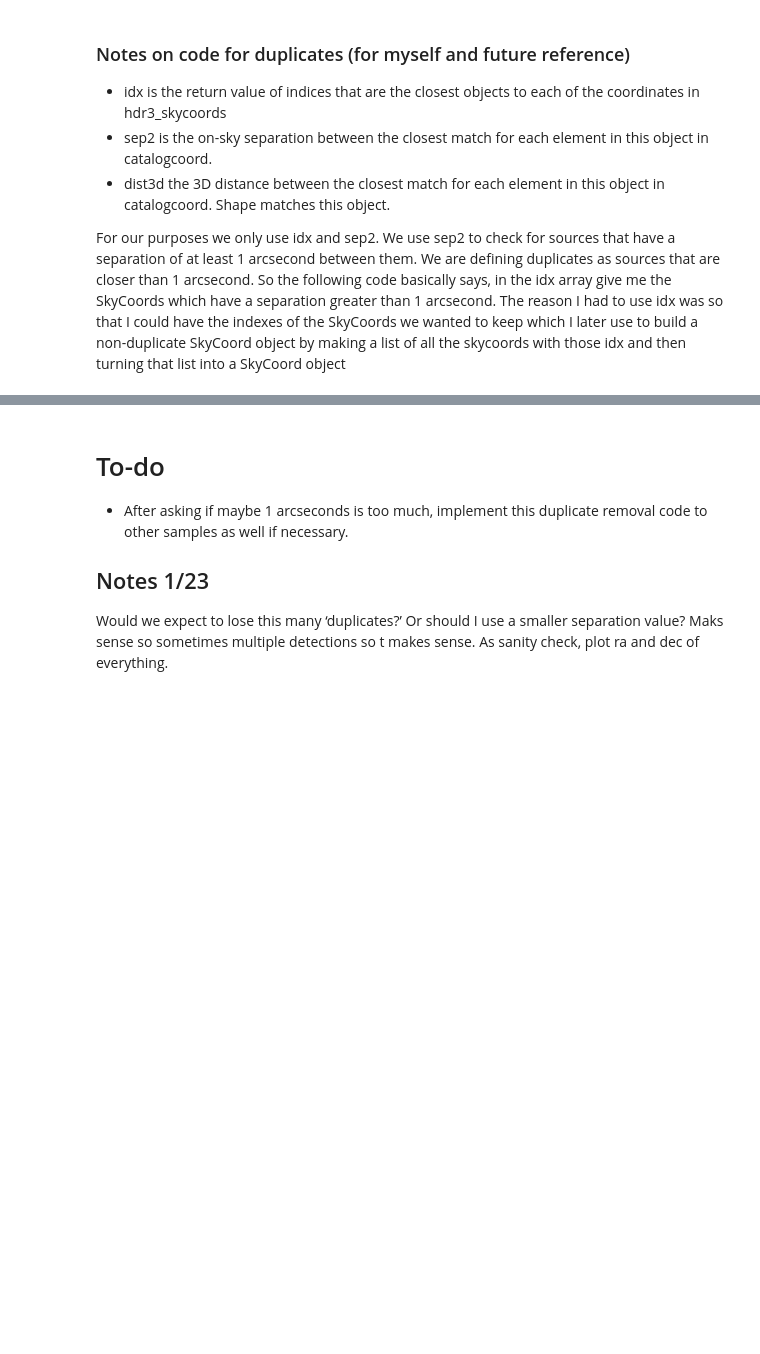
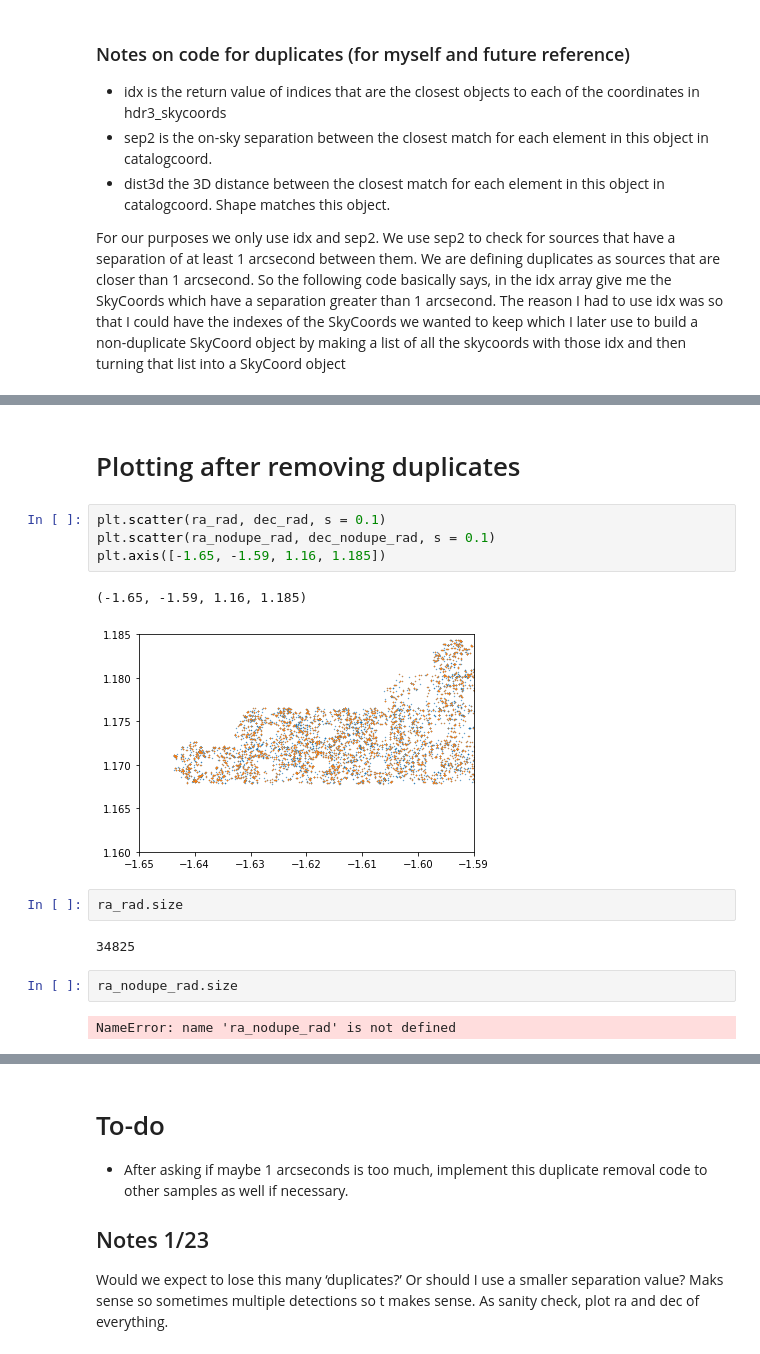
Before and after one commit to nickdavila/LAE-ML-Classification, a Jupyter notebook: Modified_ValentinaAutoEnc.ipynb, the cells around one changed output, grey strips where cells are left out. Saved outputs shown, nothing was run; the diff lists cells and outputs as text; blank space fills up the shorter version.

```diff
--- a/Modified_ValentinaAutoEnc.ipynb
+++ b/Modified_ValentinaAutoEnc.ipynb
@@ -124,3 +153,20 @@ by making a list of all the skycoords with those idx and then turning that list
+# %% [markdown]
+# Plotting after removing duplicates
+# %%
+plt.scatter(ra_rad, dec_rad, s = 0.1)
+plt.scatter(ra_nodupe_rad, dec_nodupe_rad, s = 0.1)
+plt.axis([-1.65, -1.59, 1.16, 1.185])
+# %% [output]
+(-1.65, -1.59, 1.16, 1.185)
+[figure, added]
+# %%
+ra_rad.size
+# %% [output]
+34825
+# %%
+ra_nodupe_rad.size
+# %% [output]
+NameError: name 'ra_nodupe_rad' is not defined
 # %%
 # Use match_to_catalog with 2 as nearest neighbor to check the catalog against itself to find duplicates
 idx, sep2, dist3d = hdr3_skycoords.match_to_catalog_sky(hdr3_skycoords, 2)
```
Also changed, not shown: parts of 17 cells of this notebook.
